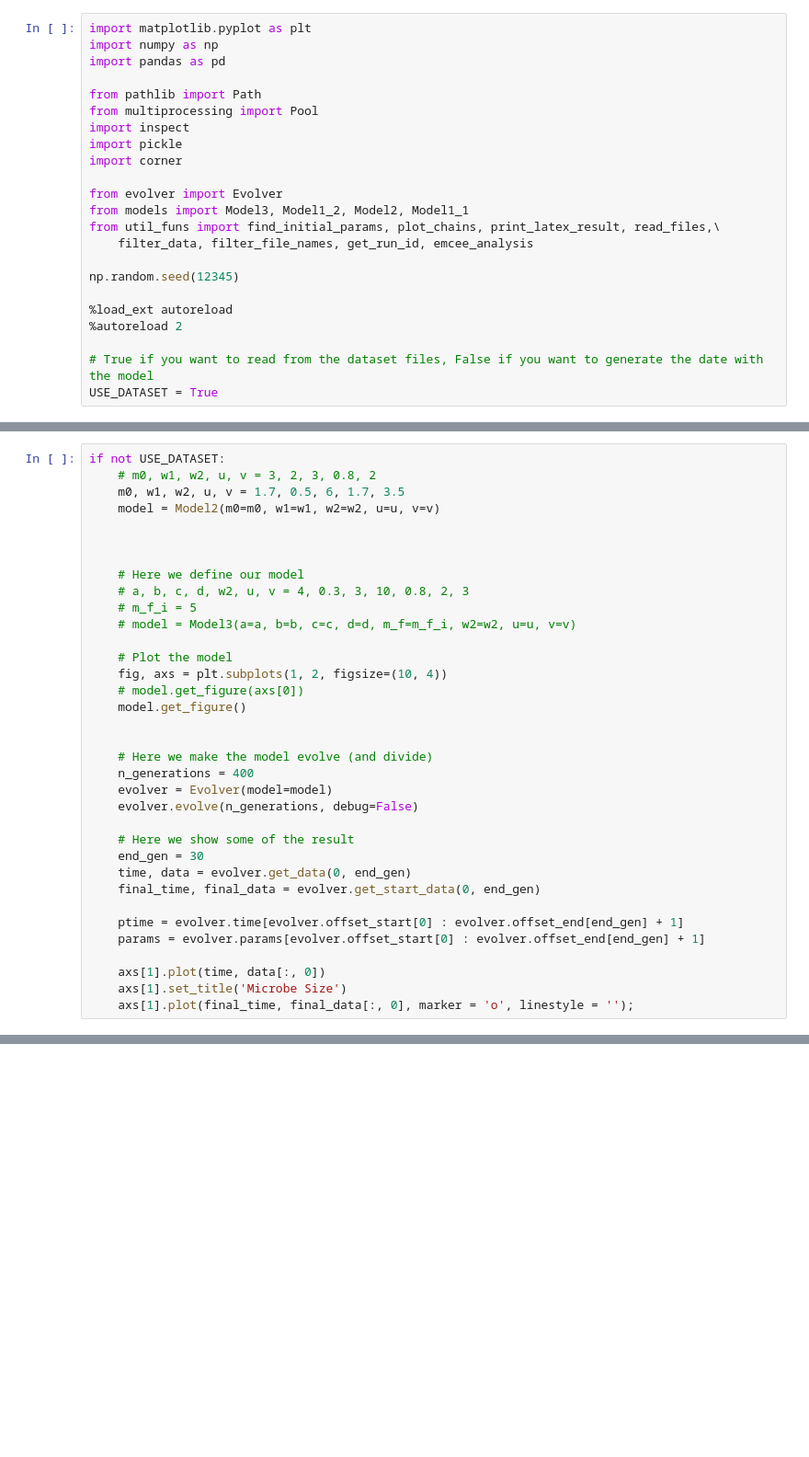
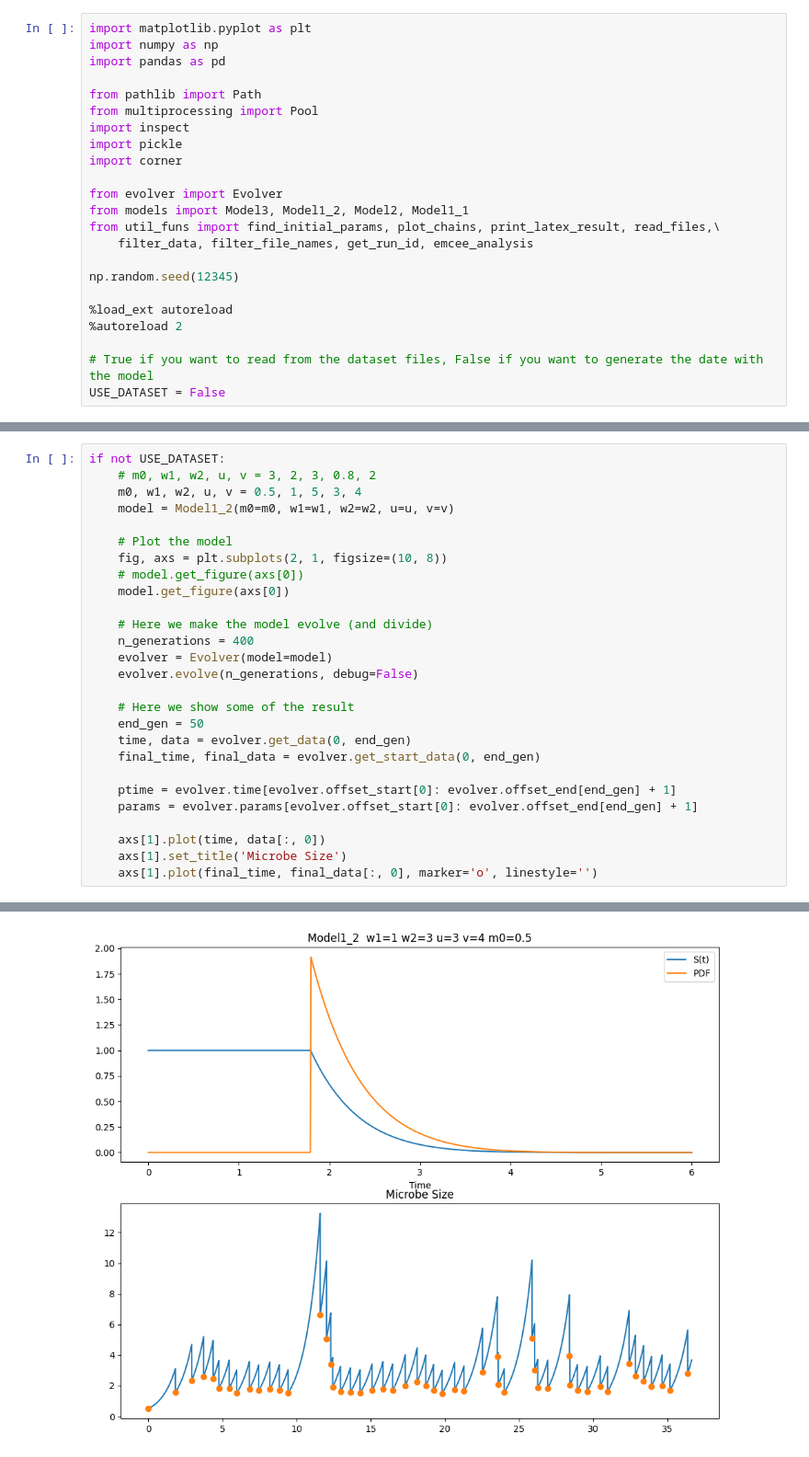
Before and after one commit to EmanueleSarte/microbial_growth, a Jupyter notebook: project_model1_2.ipynb, the cells around one changed output, grey strips where cells are left out. Shown: that part at 92% size. Saved outputs shown, nothing was run; the diff lists cells and outputs as text; blank space fills up the shorter version.

Commit message:
Updated model 1.2, fixed some things in utils_funs

```diff
--- a/project_model1_2.ipynb
+++ b/project_model1_2.ipynb
@@ -20,4 +20,4 @@ np.random.seed(12345)
 %autoreload 2
 
 # True if you want to read from the dataset files, False if you want to generate the date with the model
-USE_DATASET = True
+USE_DATASET = False
@@ -24,21 +27,13 @@ USE_DATASET = True
 # %%
 if not USE_DATASET:
     # m0, w1, w2, u, v = 3, 2, 3, 0.8, 2
-    m0, w1, w2, u, v = 1.7, 0.5, 6, 1.7, 3.5
-    model = Model2(m0=m0, w1=w1, w2=w2, u=u, v=v)
-
-
-
-    # Here we define our model
-    # a, b, c, d, w2, u, v = 4, 0.3, 3, 10, 0.8, 2, 3
-    # m_f_i = 5
-    # model = Model3(a=a, b=b, c=c, d=d, m_f=m_f_i, w2=w2, u=u, v=v)
+    m0, w1, w2, u, v = 0.5, 1, 5, 3, 4
+    model = Model1_2(m0=m0, w1=w1, w2=w2, u=u, v=v)
 
     # Plot the model
-    fig, axs = plt.subplots(1, 2, figsize=(10, 4))
+    fig, axs = plt.subplots(2, 1, figsize=(10, 8))
     # model.get_figure(axs[0])
-    model.get_figure()
-
+    model.get_figure(axs[0])
 
     # Here we make the model evolve (and divide)
     n_generations = 400
@@ -46,13 +41,14 @@ if not USE_DATASET:
     evolver.evolve(n_generations, debug=False)
 
     # Here we show some of the result
-    end_gen = 30
+    end_gen = 50
     time, data = evolver.get_data(0, end_gen)
     final_time, final_data = evolver.get_start_data(0, end_gen)
 
-    ptime = evolver.time[evolver.offset_start[0] : evolver.offset_end[end_gen] + 1]
-    params = evolver.params[evolver.offset_start[0] : evolver.offset_end[end_gen] + 1]
+    ptime = evolver.time[evolver.offset_start[0]: evolver.offset_end[end_gen] + 1]
+    params = evolver.params[evolver.offset_start[0]: evolver.offset_end[end_gen] + 1]
 
     axs[1].plot(time, data[:, 0])
     axs[1].set_title('Microbe Size')
-    axs[1].plot(final_time, final_data[:, 0], marker = 'o', linestyle = '');
+    axs[1].plot(final_time, final_data[:, 0], marker='o', linestyle='')
+# %% [output]
@@ -59,3 +56,4 @@ if not USE_DATASET:
+[figure, added]
 # %%
 # Here we use the data generated from our model to estimate the parameters
 
```
Also changed, not shown: parts of 5 cells of this notebook, 2 other files.
